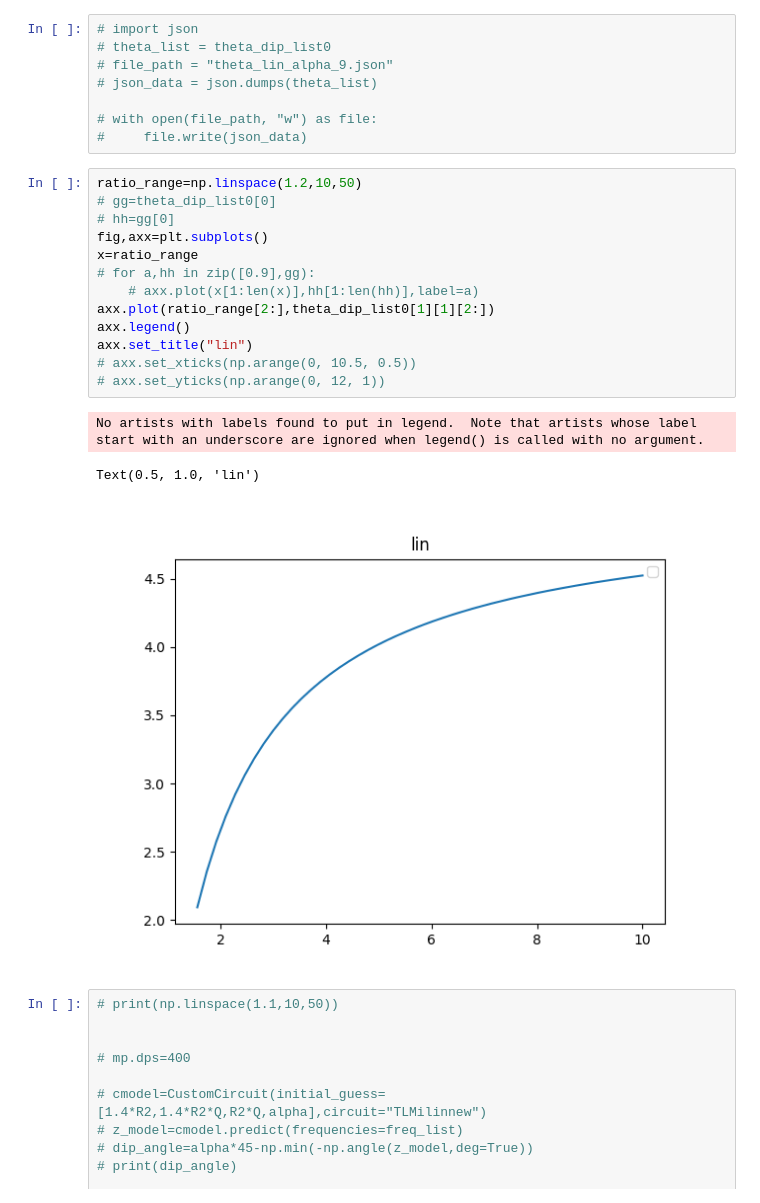
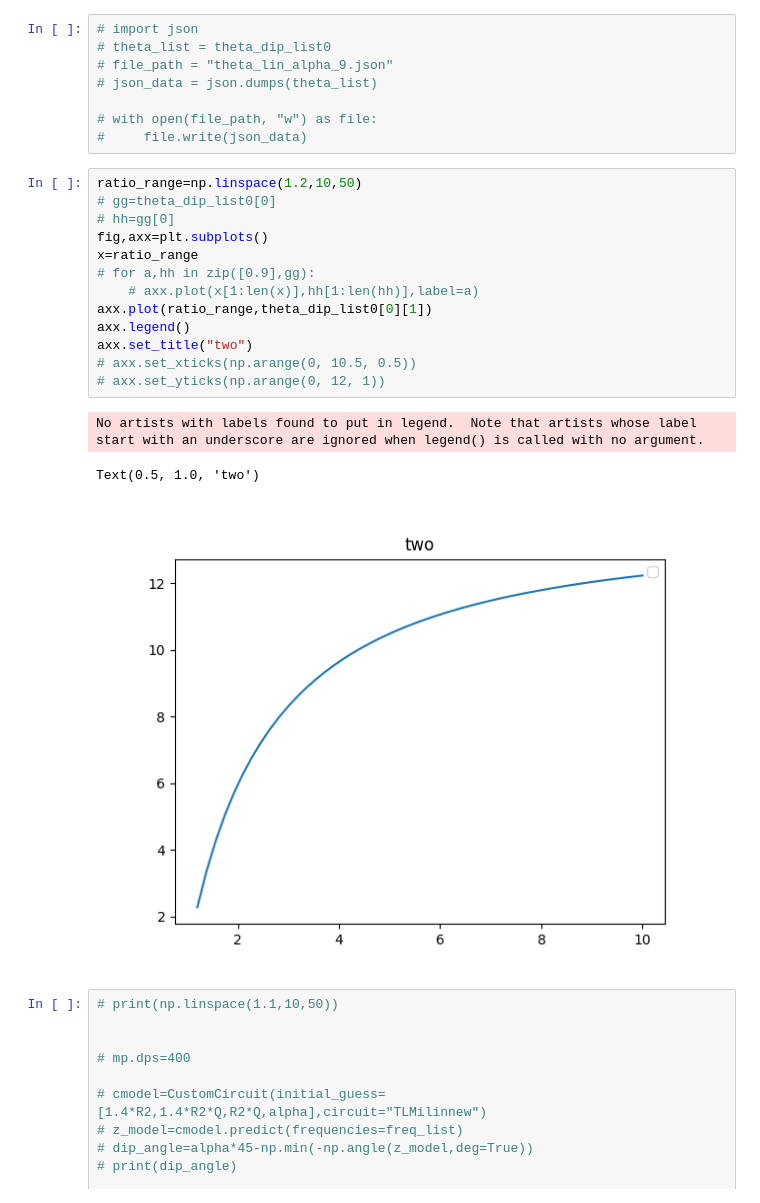
Before and after one commit to Yugal0/fitting-eis-dipangle-analysis, a Jupyter notebook: main.ipynb, the cells around one changed output. Saved outputs shown, nothing was run; the diff lists cells and outputs as text.

```diff
--- a/main.ipynb
+++ b/main.ipynb
@@ -162,20 +162,20 @@ print(theta_dip_list0[1][0])
 # %%
 ratio_range=np.linspace(1.2,10,50)
 # gg=theta_dip_list0[0]
 # hh=gg[0]
 fig,axx=plt.subplots()
 x=ratio_range
 # for a,hh in zip([0.9],gg):
     # axx.plot(x[1:len(x)],hh[1:len(hh)],label=a)
-axx.plot(ratio_range[2:],theta_dip_list0[1][1][2:])
+axx.plot(ratio_range,theta_dip_list0[0][1])
 axx.legend()
-axx.set_title("lin")
+axx.set_title("two")
 # axx.set_xticks(np.arange(0, 10.5, 0.5))
 # axx.set_yticks(np.arange(0, 12, 1))
 # %% [output]
 No artists with labels found to put in legend.  Note that artists whose label start with an underscore are ignored when legend() is called with no argument.
-Text(0.5, 1.0, 'lin')
+Text(0.5, 1.0, 'two')
-[figure, old version]
+[figure, new version]
 # %%
 # print(np.linspace(1.1,10,50))
 
```
